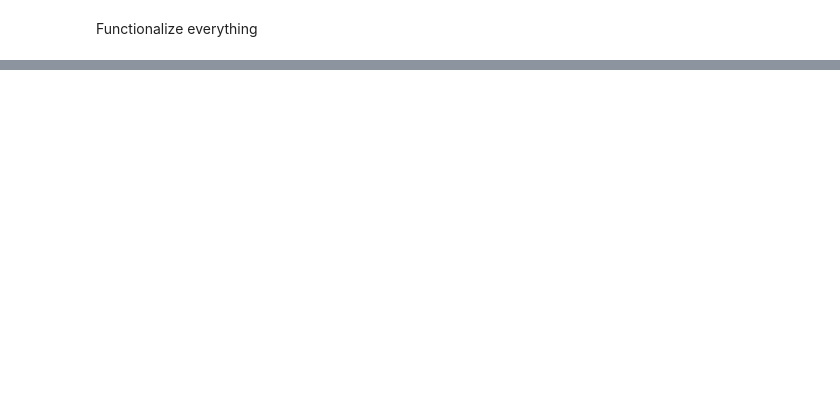
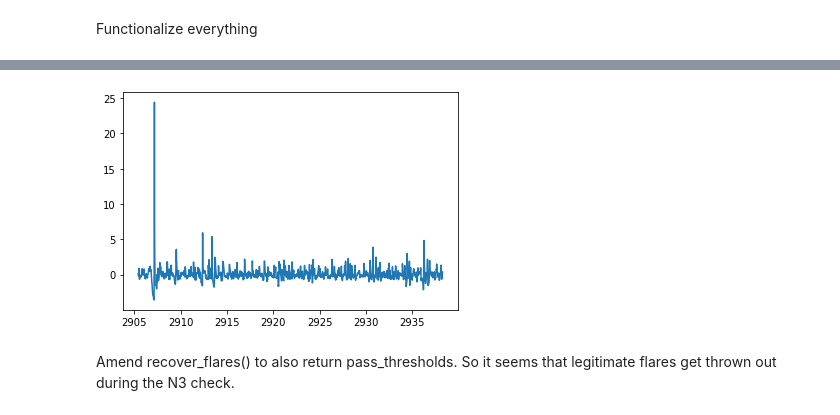
Before and after one commit to exoclam/epic-246301900, a Jupyter notebook: injection-recovery/injection_recovery.ipynb, the cells around one changed output, grey strips where cells are left out. Saved outputs shown, nothing was run; the diff lists cells and outputs as text; code cells hidden in the pictures; blank space fills up the shorter version.

```diff
--- a/injection-recovery/injection_recovery.ipynb
+++ b/injection-recovery/injection_recovery.ipynb
@@ -589,0 +854,8 @@ recover_flares(flux_pre, pred_var_pre, N1=7, N2=3, N3=1, minsep=3)
+# %%
+norm_flux_pre = pre.PDCSAP_FLUX/np.median(pre.PDCSAP_FLUX) - 1
+plt.plot(pre.TIME, (norm_flux_pre-pred_pre)/np.std(norm_flux_pre-pred_pre))
+plt.show()
+# %% [output]
+[figure, added]
+# %% [markdown]
+Amend recover_flares() to also return pass_thresholds. So it seems that legitimate flares get thrown out during the N3 check.
```
Also changed, not shown: parts of 44 cells of this notebook, 2 other files.
